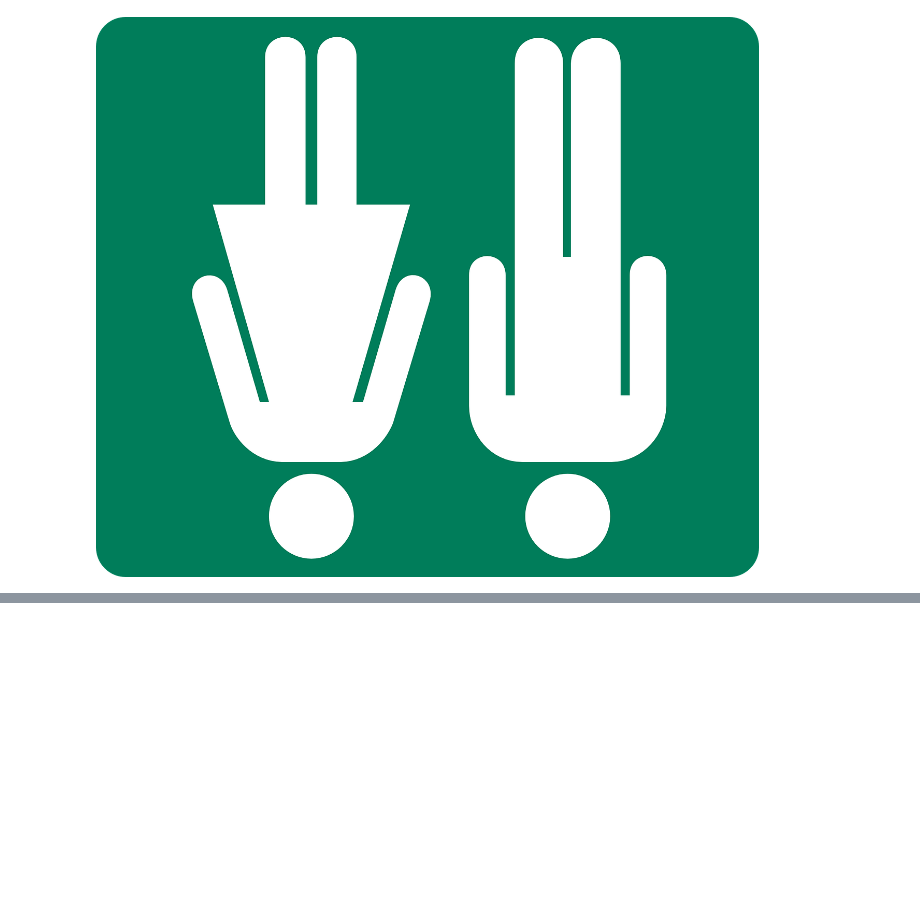
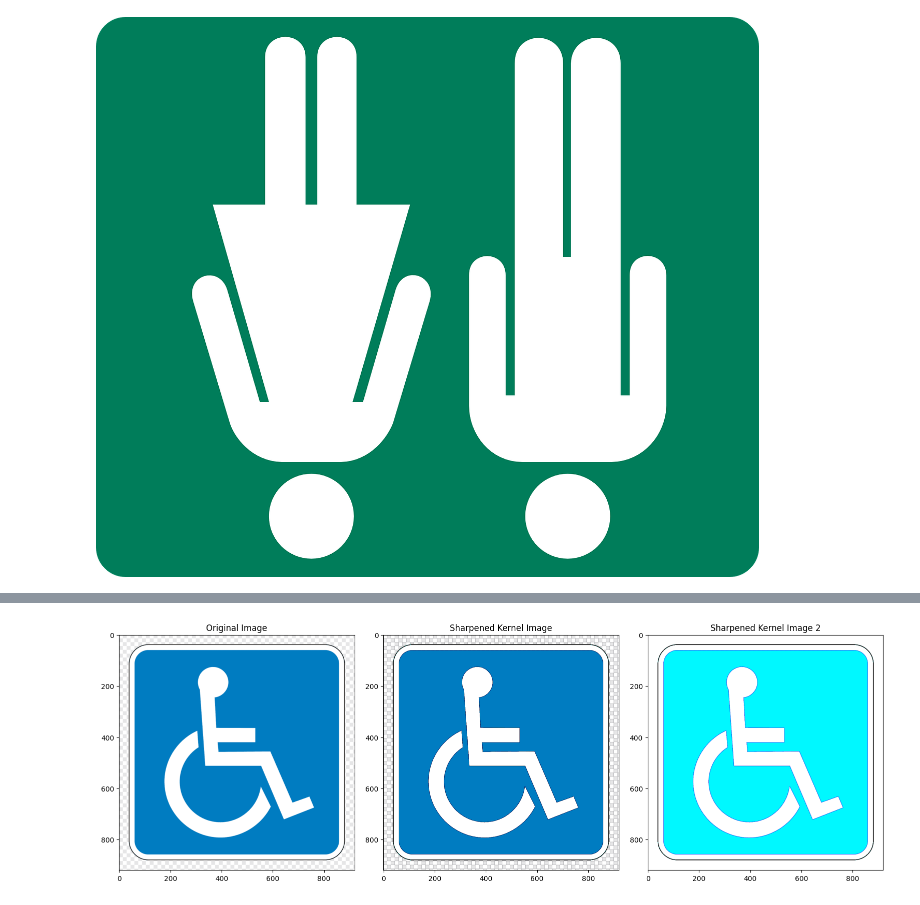
Before and after one commit to adistory07/operasi-citra, a Jupyter notebook: 12240190_ADI_KURNIAWAN.ipynb, the cells around one changed output, grey strips where cells are left out. Cells and saved outputs as stored; diff of their text form; code cells hidden in the pictures; blank space fills up the shorter version.

```diff
--- a/12240190_ADI_KURNIAWAN.ipynb
+++ b/12240190_ADI_KURNIAWAN.ipynb
@@ -285,0 +293,23 @@ image_copy
+# %%
+# Filter linier
+import cv2 as cv
+import numpy as np
+import matplotlib.pyplot as plt
+image = cv.imread("disabilitas.png")
+fig, ax = plt.subplots(1, 3, figsize=(16, 8))
+fig.tight_layout()
+# untuk meng-konvolusi kernel pada sebuah gambar kita dapat menggunakan cv.filter2D
+kernel_sharpening = np.array([[-1, -1, -1], [-1, 9, -1], [-1, -1, -1]])
+kernel_sharpening_2 = np.array([[-1, -1, -1], [-1, 10, -1], [-1, -1, -1]])
+
+ax[0].imshow(cv.cvtColor(image, cv.COLOR_BGR2RGB))
+ax[0].set_title('Original Image')
+sharpened = cv.filter2D(image, -1, kernel_sharpening)
+ax[1].imshow(cv.cvtColor(sharpened, cv.COLOR_BGR2RGB))
+ax[1].set_title('Sharpened Kernel Image')
+sharpened_2 = cv.filter2D(image, -1, kernel_sharpening_2)
+ax[2].imshow(cv.cvtColor(sharpened_2, cv.COLOR_BGR2RGB))
+ax[2].set_title('Sharpened Kernel Image 2')
+plt.show()
+# %% [output]
+[figure, added]
```
Also changed, not shown: parts of 10 cells of this notebook.
